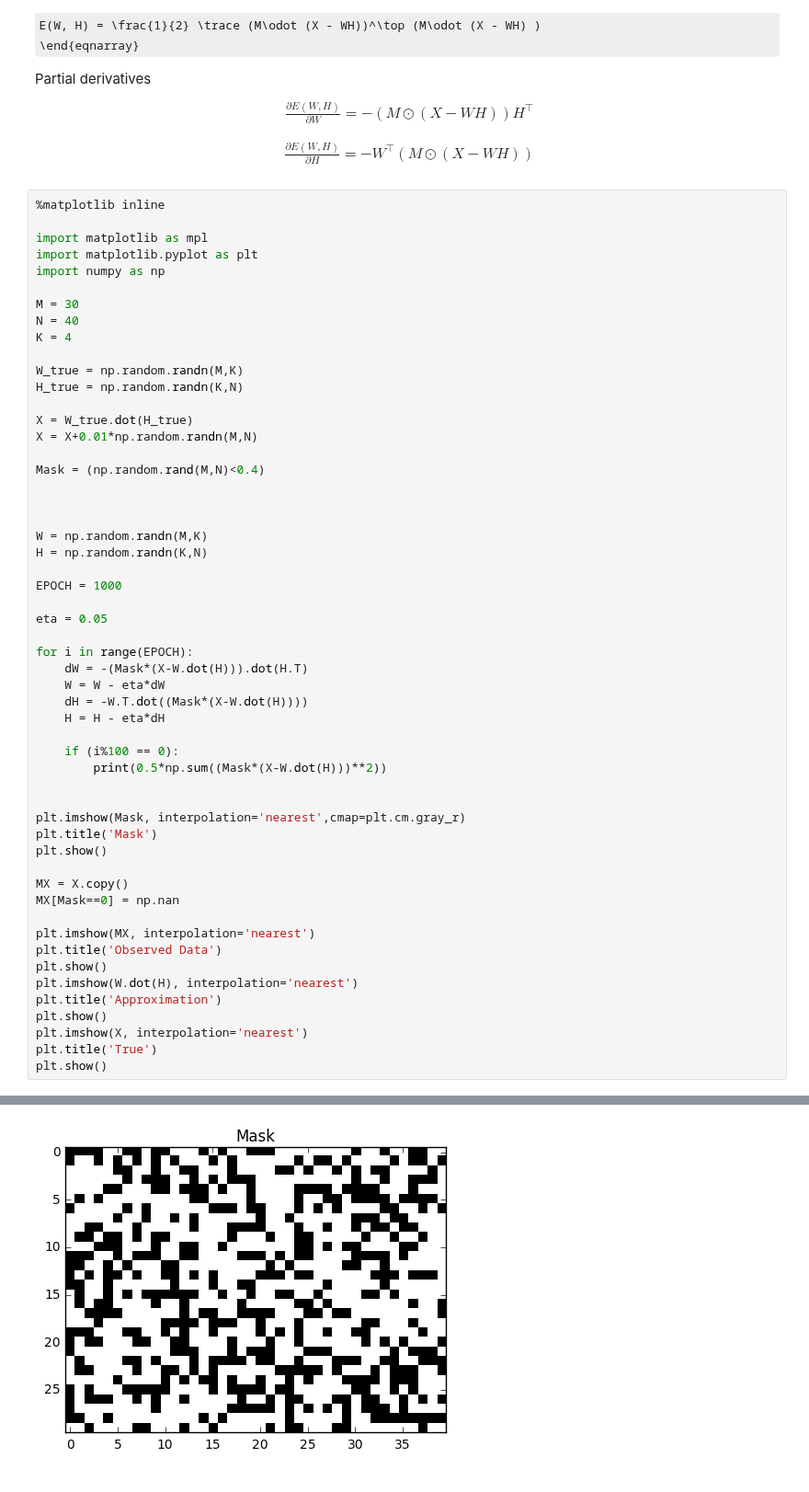
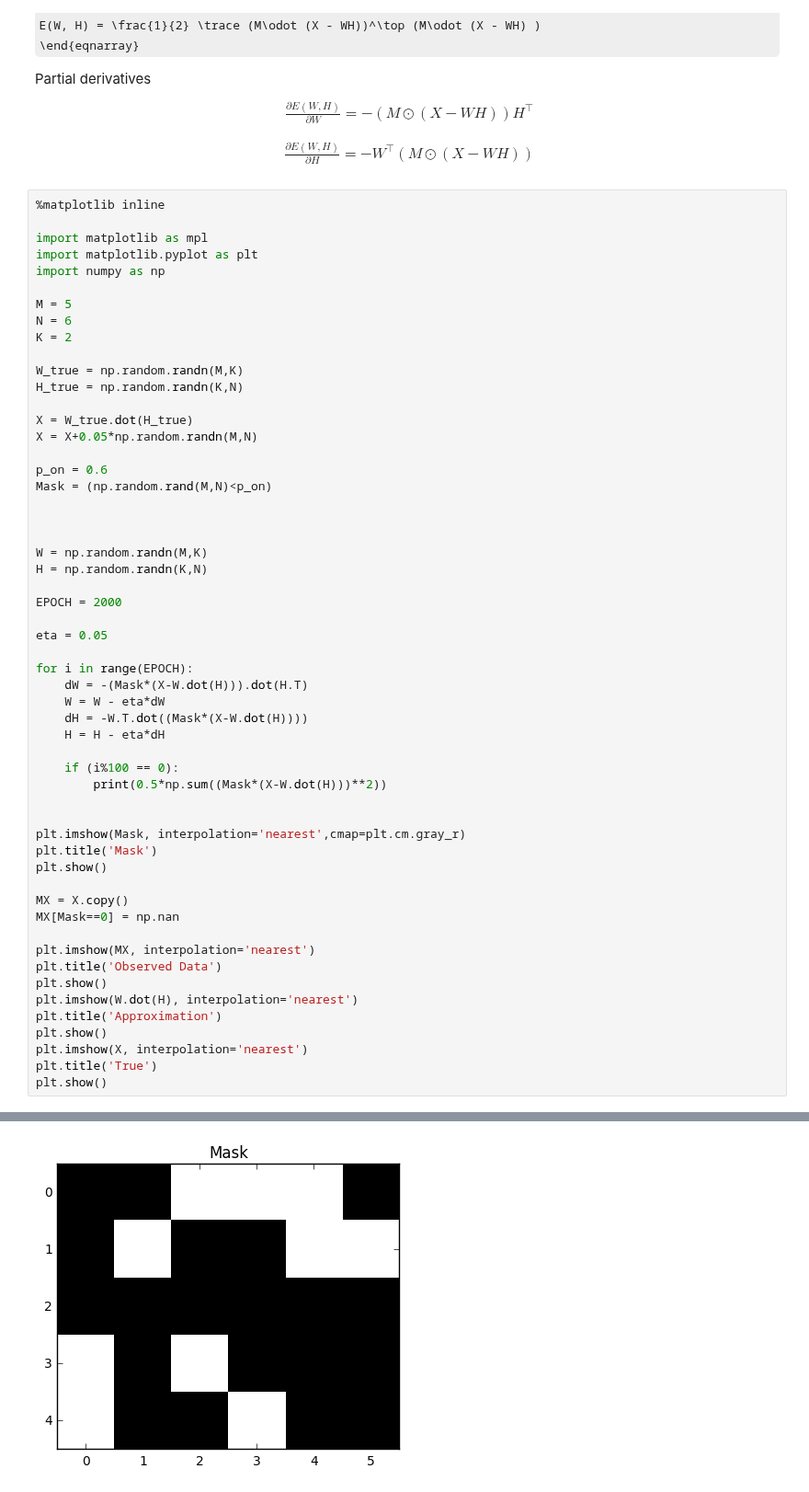
Before and after one commit to atcemgil/notes, a Jupyter notebook: AlternatingLeastSquares.ipynb, the cells around one changed output, grey strips where cells are left out. Shown at 92% size. Saved outputs shown, nothing was run; the diff lists cells and outputs as text; some formulas as TeX source.

```diff
--- a/AlternatingLeastSquares.ipynb
+++ b/AlternatingLeastSquares.ipynb
@@ -41,24 +41,25 @@ import matplotlib as mpl
 import matplotlib.pyplot as plt
 import numpy as np
 
-M = 30
-N = 40
-K = 4
+M = 5
+N = 6
+K = 2
 
 W_true = np.random.randn(M,K)
 H_true = np.random.randn(K,N)
 
 X = W_true.dot(H_true)
-X = X+0.01*np.random.randn(M,N)
+X = X+0.05*np.random.randn(M,N)
 
-Mask = (np.random.rand(M,N)<0.4)
+p_on = 0.6
+Mask = (np.random.rand(M,N)<p_on)
 
 
 
 W = np.random.randn(M,K)
 H = np.random.randn(K,N)
 
-EPOCH = 1000
+EPOCH = 2000
 
 eta = 0.05
 
@@ -102 +113 @@ plt.show()
-[figure, old version]
+[figure, new version]
```
Also changed, not shown: parts of 2 cells of this notebook, 6 other files.
